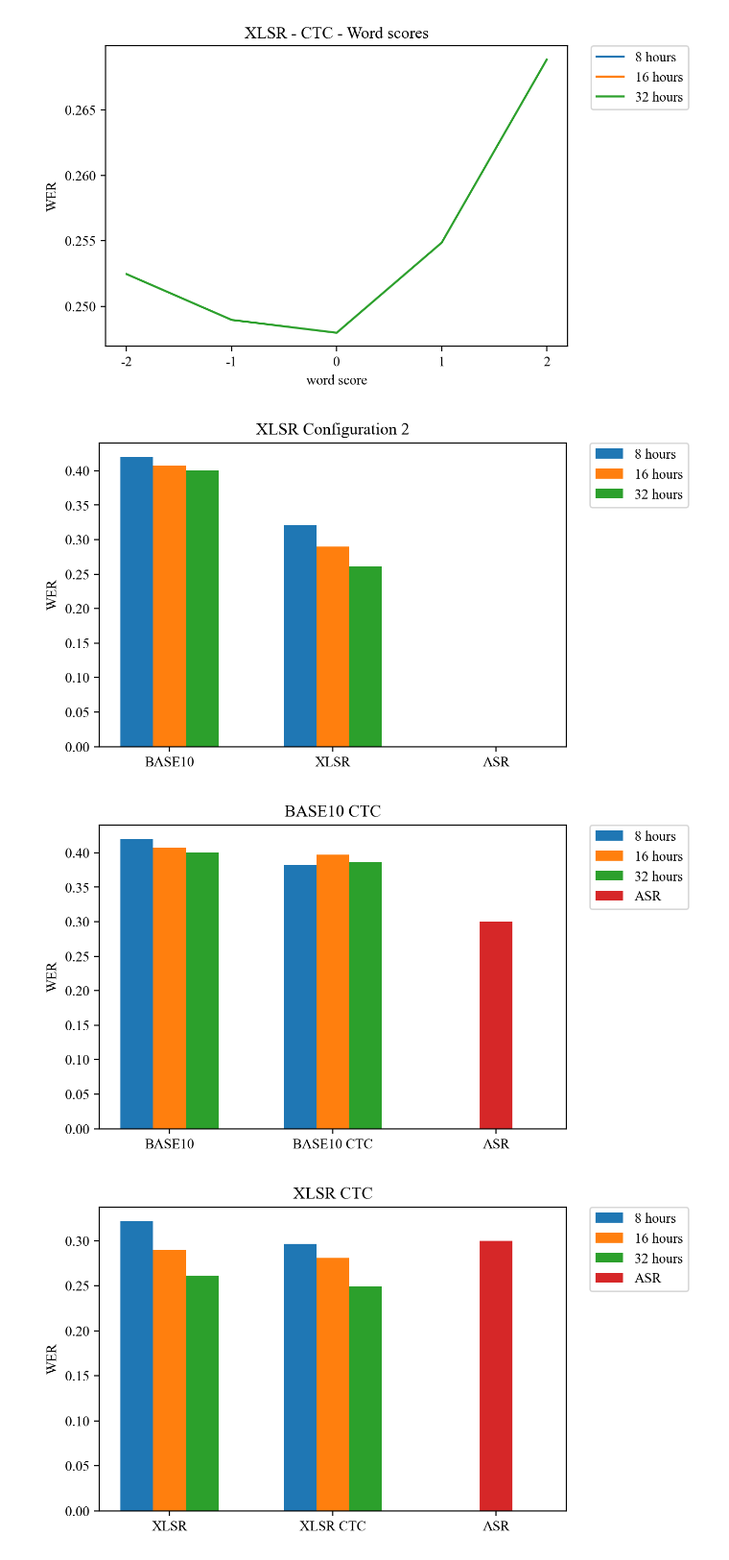
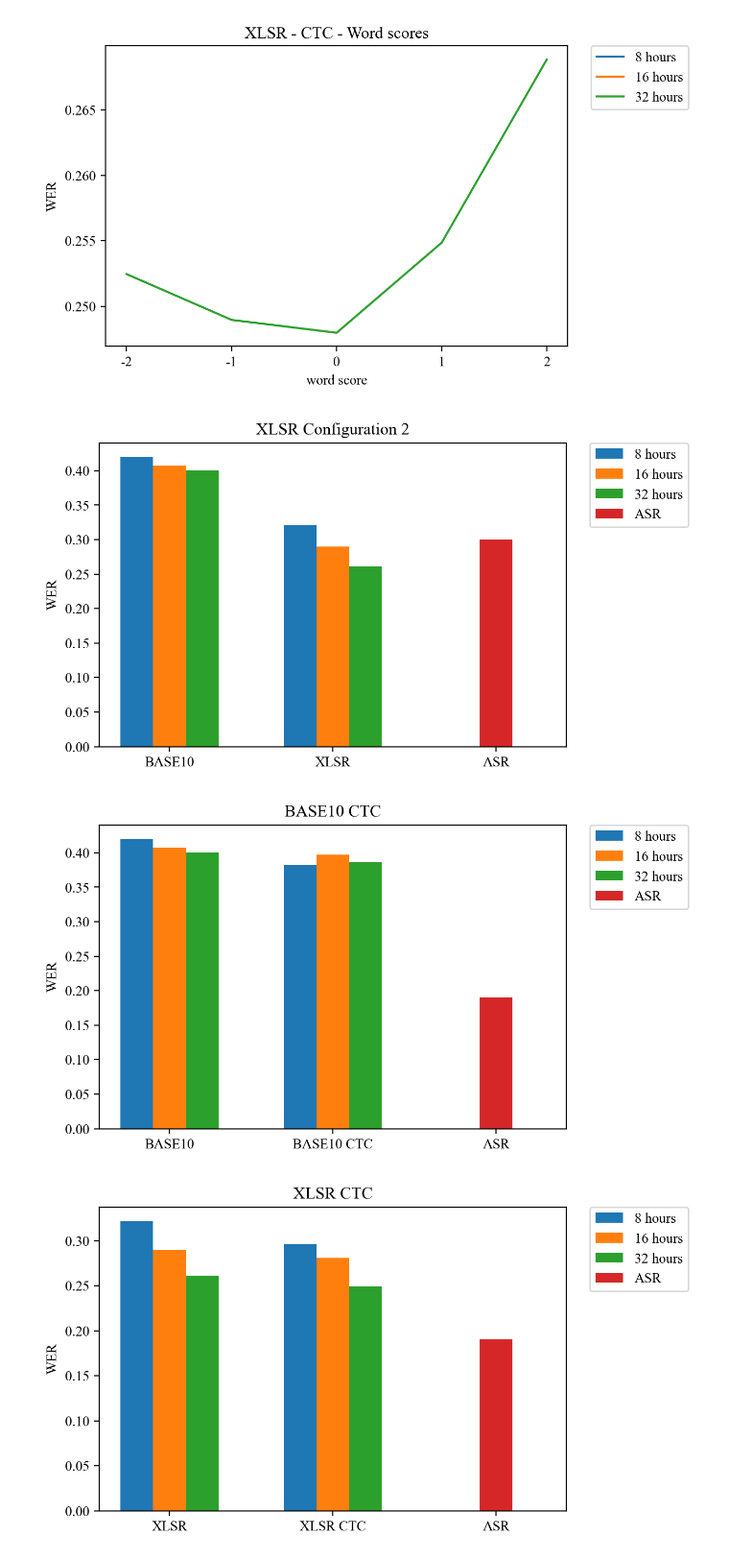
Before and after one commit to Thomaskolb/bsc-thesis, a Jupyter notebook: scripts/results/thesis-results.ipynb, the cells around one changed output. Shown at 96% size. Saved outputs shown, nothing was run; the diff lists cells and outputs as text; code cells hidden in the pictures.

```diff
--- a/scripts/results/thesis-results.ipynb
+++ b/scripts/results/thesis-results.ipynb
@@ -292,6 +292,8 @@ for i, key in enumerate(data):
 #     offsets = x - width + (i*width)
 #     ax.bar(offsets, data_asr[key], width, label=key)
 
+ax.bar([2, 0, 0], [0.3, 0, 0], width, label='ASR')
+
 ax.set_ylabel('WER')
 ax.set_title('XLSR Configuration 2')
 ax.set_xticks(x, labels)
@@ -299,7 +301,7 @@ ax.legend(bbox_to_anchor=(1.05, 1), loc='upper left', borderaxespad=0.)
 
 plt.show()
 # %% [output]
-[figure, old version]
+[figure, new version]
 # %%
 # old garbage
 # c2tempdata
@@ -314,7 +316,7 @@ data = {
         '16 hours': [0.4070221066319896, 0.3969849246231156, 0],
         '32 hours': [0.40082024607382216, 0.38627922219794625, 0]
        }
-data_asr = {'ASR': [0.3334000200060018, 0, 0]}
+data_asr = {'ASR': [0.19, 0, 0]}
 
 labels = ['BASE10', 'BASE10 CTC', 'ASR']
 colors = ['r', 'g', 'b']
@@ -331,7 +333,7 @@ for i, key in enumerate(data):
 #     offsets = x - width + (i*width)
 #     ax.bar(offsets, data_asr[key], width, label=key)
 
-ax.bar([2, 0, 0], [0.3, 0, 0], width, label='ASR')
+ax.bar([2, 0, 0], [0.19, 0, 0], width, label='ASR')
 
 ax.set_ylabel('WER')
 ax.set_title('BASE10 CTC')
@@ -340,38 +342,38 @@ ax.legend(bbox_to_anchor=(1.05, 1), loc='upper left', borderaxespad=0.)
 
 plt.show()
 # %% [output]
-[figure, old version]
+[figure, new version]
 # %%
 # c2tempdata
 data = {
         '8 hours': [0.3213964189256777, 0.2961546864758576, 0],
         '16 hours': [0.28978693608082423, 0.28075158400699146, 0],
         '32 hours': [0.26147844353305993, 0.24896220231592747, 0]
        }
-data_asr = {'ASR': [0.3334000200060018, 0, 0]}
+data_asr = {'ASR': [0.19, 0, 0]}
 
 labels = ['XLSR', 'XLSR CTC', 'ASR']
 colors = ['r', 'g', 'b']
 x = np.arange(len(labels))
 width = 0.2
 
 fig, ax = plt.subplots()
 
 for i, key in enumerate(data):
     offsets = x - width + (i*width)
     ax.bar(offsets, data[key], width, label=key)
 
 # for i, key in enumerate(data_asr):
 #     offsets = x - width + (i*width)
 #     ax.bar(offsets, data_asr[key], width, label=key)
 
-ax.bar([2, 0, 0], [0.3, 0, 0], width, label='ASR')
+ax.bar([2, 0, 0], [0.19, 0, 0], width, label='ASR')
 
 ax.set_ylabel('WER')
 ax.set_title('XLSR CTC')
 ax.set_xticks(x, labels)
 ax.legend(bbox_to_anchor=(1.05, 1), loc='upper left', borderaxespad=0.)
 
 plt.show()
 # %% [output]
-[figure, old version]
+[figure, new version]
```
Also changed, not shown: 1 other file.
